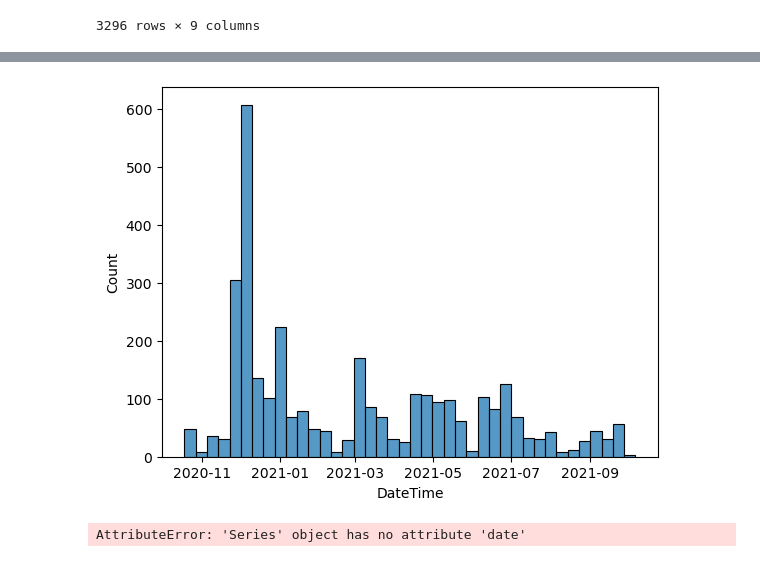
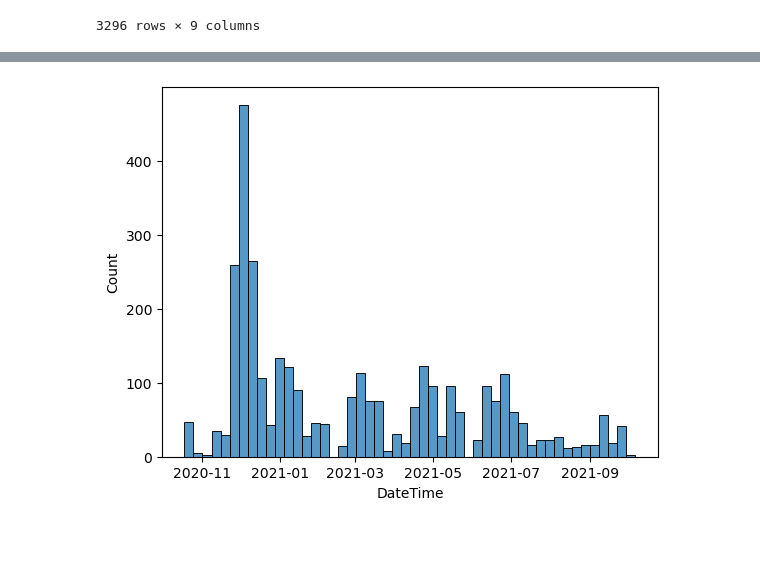
Before and after one commit to nss-data-science-cohort-8/accre-pumpkin-pie, a Jupyter notebook: notebooks/ZH_Sched_Failure_Modeling.ipynb, the cells around one changed output, grey strips where cells are left out. Cells and saved outputs as stored; diff of their text form; code cells hidden in the pictures.

```diff
--- a/notebooks/ZH_Sched_Failure_Modeling.ipynb
+++ b/notebooks/ZH_Sched_Failure_Modeling.ipynb
@@ -76,9 +59,5 @@ Name: count, Length: 235, dtype: int64
 # %%
-sns.histplot(data =user_ninety_two_oh_four_failures, x='DateTime', bins=40)
+sns.histplot(data =user_ninety_two_oh_four_failures, x='DateTime', bins=50)
 plt.show()
 # %% [output]
-[figure, old version]
+[figure, new version]
-# %%
-jobs_filtered['END'].dt.date.head()
-# %% [output]
-AttributeError: 'Series' object has no attribute 'date'
```
Also changed, not shown: parts of 56 cells of this notebook.
